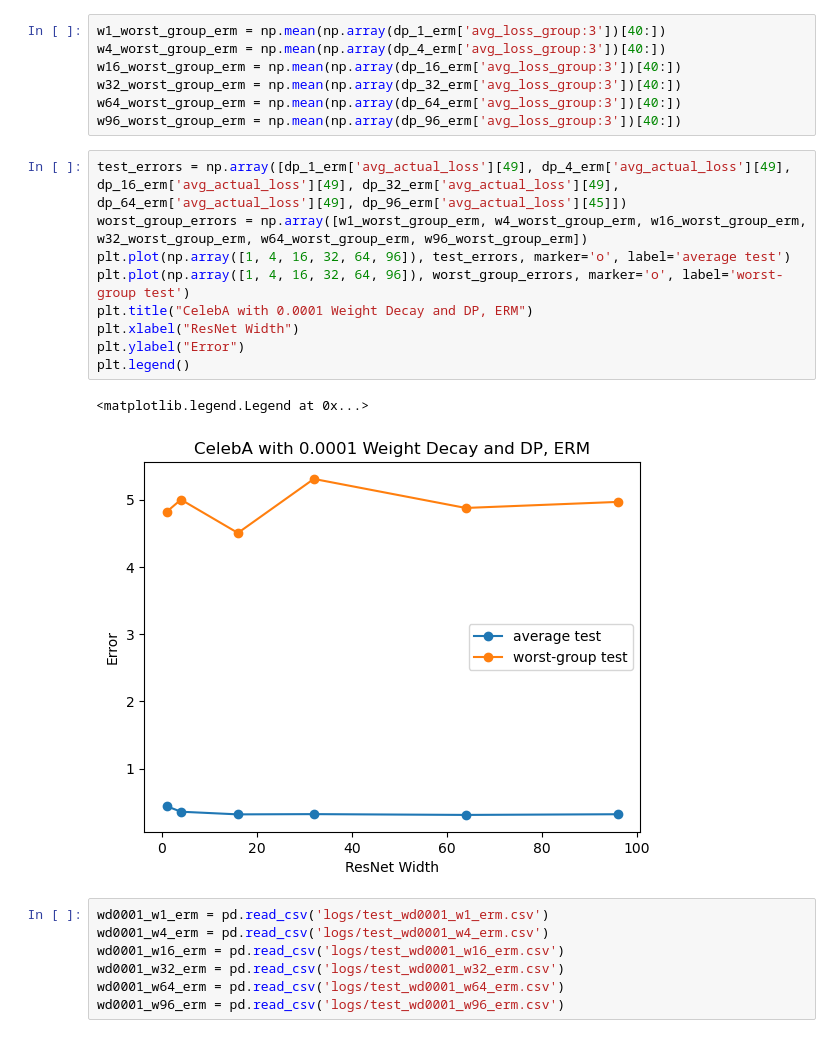
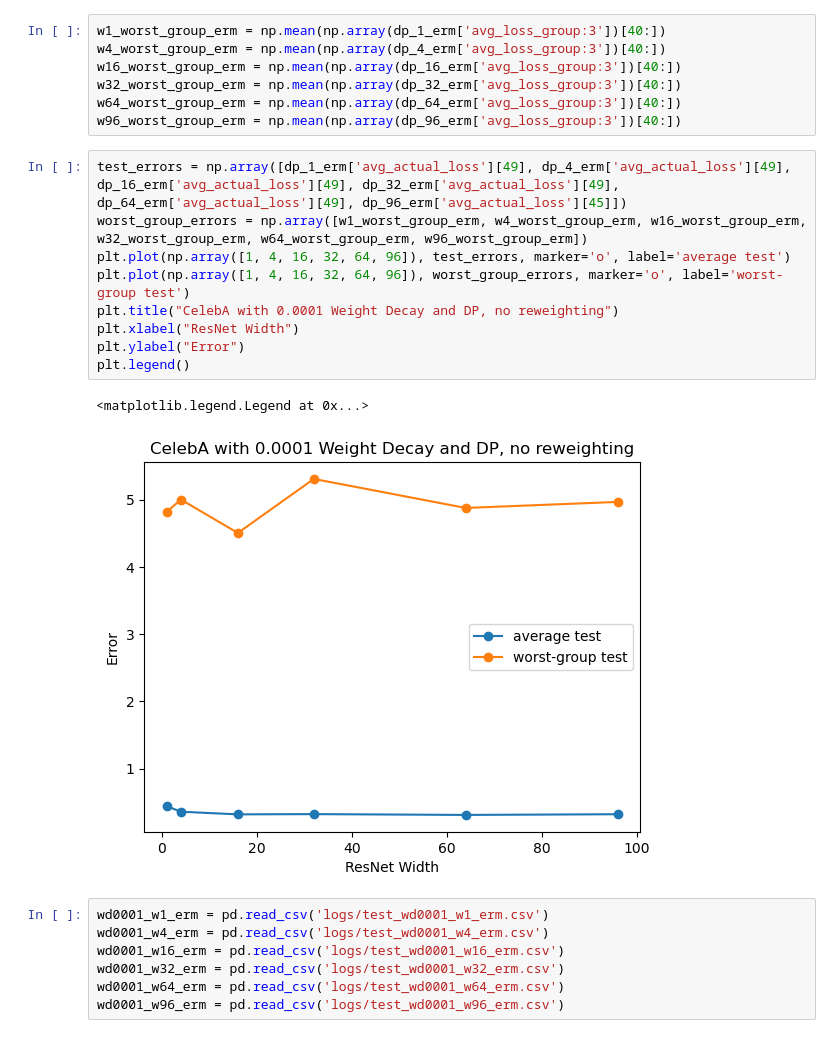
Before and after one commit to arinchang/overparam_spur_corr, a Jupyter notebook: dp_plots.ipynb, the cells around one changed output. Drawn from its saved outputs; the diff is of its cells as text.

```diff
--- a/dp_plots.ipynb
+++ b/dp_plots.ipynb
@@ -112,15 +112,15 @@ w96_worst_group_erm = np.mean(np.array(dp_96_erm['avg_loss_group:3'])[40:])
 # %%
 test_errors = np.array([dp_1_erm['avg_actual_loss'][49], dp_4_erm['avg_actual_loss'][49], dp_16_erm['avg_actual_loss'][49], dp_32_erm['avg_actual_loss'][49], dp_64_erm['avg_actual_loss'][49], dp_96_erm['avg_actual_loss'][45]])
 worst_group_errors = np.array([w1_worst_group_erm, w4_worst_group_erm, w16_worst_group_erm, w32_worst_group_erm, w64_worst_group_erm, w96_worst_group_erm])
 plt.plot(np.array([1, 4, 16, 32, 64, 96]), test_errors, marker='o', label='average test')
 plt.plot(np.array([1, 4, 16, 32, 64, 96]), worst_group_errors, marker='o', label='worst-group test')
-plt.title("CelebA with 0.0001 Weight Decay and DP, ERM")
+plt.title("CelebA with 0.0001 Weight Decay and DP, no reweighting")
 plt.xlabel("ResNet Width")
 plt.ylabel("Error")
 plt.legend()
 # %% [output]
 <matplotlib.legend.Legend at 0x...>
-[figure, old version]
+[figure, new version]
 # %%
 wd0001_w1_erm = pd.read_csv('logs/test_wd0001_w1_erm.csv')
 wd0001_w4_erm = pd.read_csv('logs/test_wd0001_w4_erm.csv')
```
Also changed, not shown: parts of 83 cells of this notebook, 7 other files.
